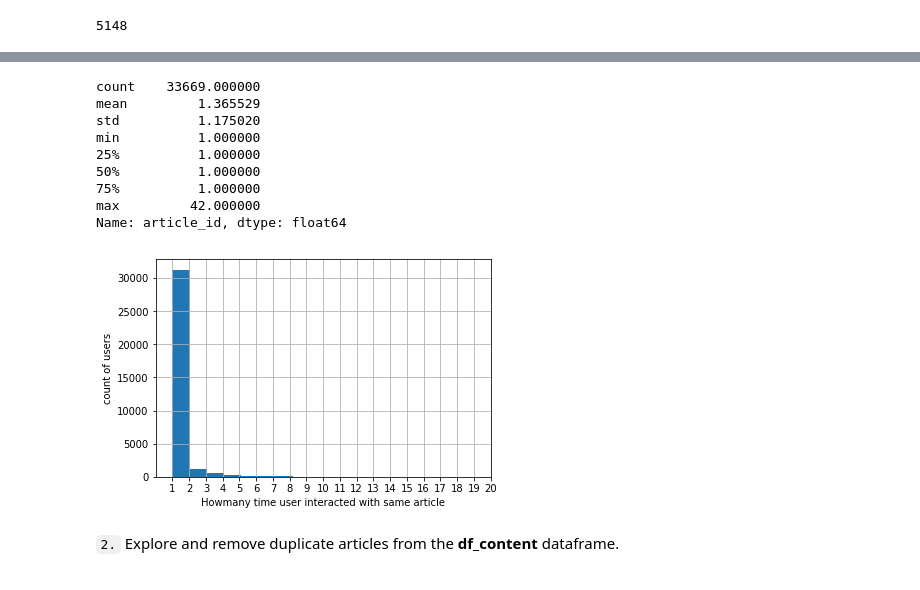
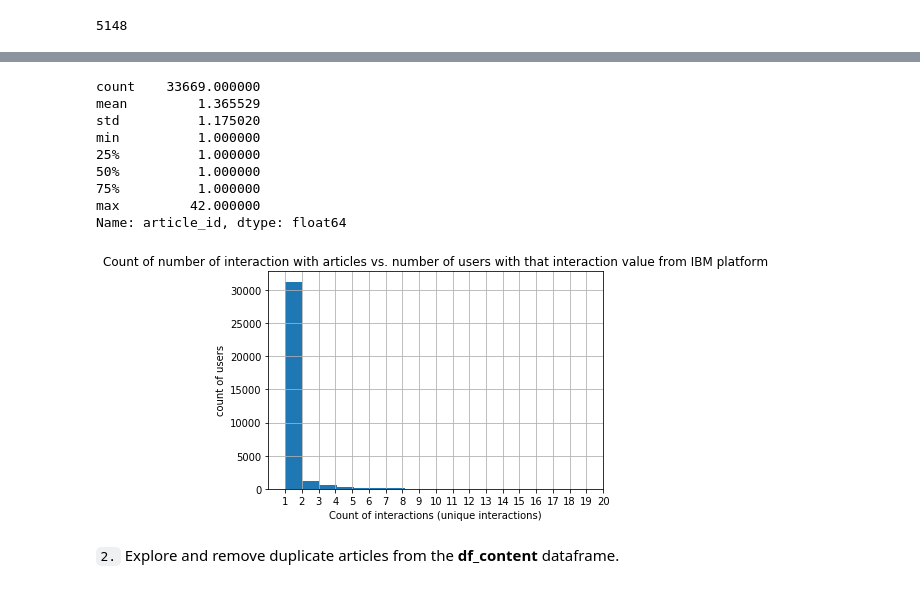
Before and after one commit to ania4data/IBM_recommendation_system, a Jupyter notebook: Recommendations_with_IBM.ipynb, the cells around one changed output, grey strips where cells are left out. Cells and saved outputs as stored; diff of their text form; code cells hidden in the pictures.

```diff
--- a/Recommendations_with_IBM.ipynb
+++ b/Recommendations_with_IBM.ipynb
@@ -57,2 +45,0 @@ df_content.article_id.nunique()
-# %%
-df.article_id = df.article_id.astype('int64')
@@ -219,22 +91,23 @@ df.groupby(by=['article_id']).count().sort_values(by='title', ascending=False)[0
 # %%
 print(count_article_per_user_article.describe())
 plt.hist(count_article_per_user_article.values, bins=40);
 plt.xlim([0, 10])
 plt.grid()
-plt.xlabel('Howmany time user interacted with same article')
+plt.xlabel('Count of interactions (unique interactions)')
 plt.ylabel('count of users')
 plt.xticks(np.arange(min(count_article_per_user_article.values), 20+1, 1.0));
+plt.title('Count of number of interaction with articles vs. number of users with that interaction value from IBM platform');
 # %% [output]
 count    33669.000000
 mean         1.365529
 std          1.175020
 min          1.000000
 25%          1.000000
 50%          1.000000
 75%          1.000000
 max         42.000000
 Name: article_id, dtype: float64
-[figure, old version]
+[figure, new version]
 # %%
 # Fill in the median and maximum number of user_article interactios below
 
```
Also changed, not shown: parts of 171 cells of this notebook.
